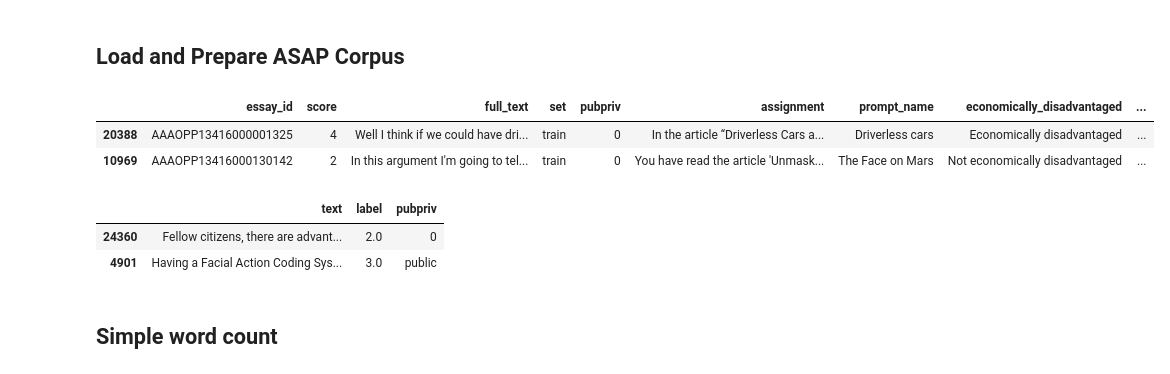
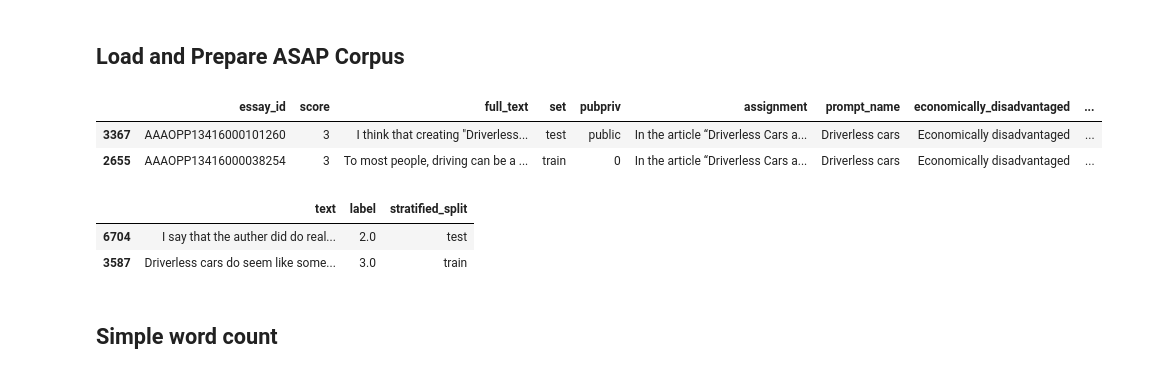
Before and after one commit to learlab/asap-scoring, a Jupyter notebook: asap_llm_hyper_search_final.ipynb, the cells around one changed output. Drawn from its saved outputs; the diff is of its cells as text; code cells hidden in the pictures.

```diff
--- a/asap_llm_hyper_search_final.ipynb
+++ b/asap_llm_hyper_search_final.ipynb
@@ -39,16 +41,16 @@ env: WANDB_SILENT=true
 # %% [markdown]
 ## Load and Prepare ASAP Corpus
 # %%
-asap_df = pd.read_csv("ASAP2_competitiondf_with-metadata.csv")
+asap_df = pd.read_csv("data/ASAP2_new_IN_data_only_w_splits.csv")
 
 asap_df.sample(2)
 # %% [output]
 |  | essay_id | score | full_text | set | pubpriv | assignment | prompt_name | economically_disadvantaged | ... |
-| 20388 | AAAOPP13416000001325 | 4 | Well I think if we could have dri... | train | 0 | In the article “Driverless Cars a... | Driverless cars | Economically disadvantaged | ... |
-| 10969 | AAAOPP13416000130142 | 2 | In this argument I'm going to tel... | train | 0 | You have read the article 'Unmask... | The Face on Mars | Not economically disadvantaged | ... |
+| 3367 | AAAOPP13416000101260 | 3 | I think that creating "Driverless... | test | public | In the article “Driverless Cars a... | Driverless cars | Economically disadvantaged | ... |
+| 2655 | AAAOPP13416000038254 | 3 | To most people, driving can be a ... | train | 0 | In the article “Driverless Cars a... | Driverless cars | Economically disadvantaged | ... |
 # %%
 asap_df_clean = (
-    asap_df[['full_text', 'score', 'pubpriv']]
+    asap_df[['full_text', 'score', 'stratified_split']]
     .rename(
         columns={
             'full_text': 'text',
@@ -61,9 +63,9 @@ asap_df_clean = (
 
 asap_df_clean.sample(2)
 # %% [output]
-|  | text | label | pubpriv |
-| 24360 | Fellow citizens, there are advant... | 2.0 | 0 |
-| 4901 | Having a Facial Action Coding Sys... | 3.0 | public |
+|  | text | label | stratified_split |
+| 6704 | I say that the auther did do real... | 2.0 | test |
+| 3587 | Driverless cars do seem like some... | 3.0 | train |
 # %% [markdown]
 ## Simple word count
 # %%
```
Also changed, not shown: parts of 6 cells of this notebook, 2 other files.
